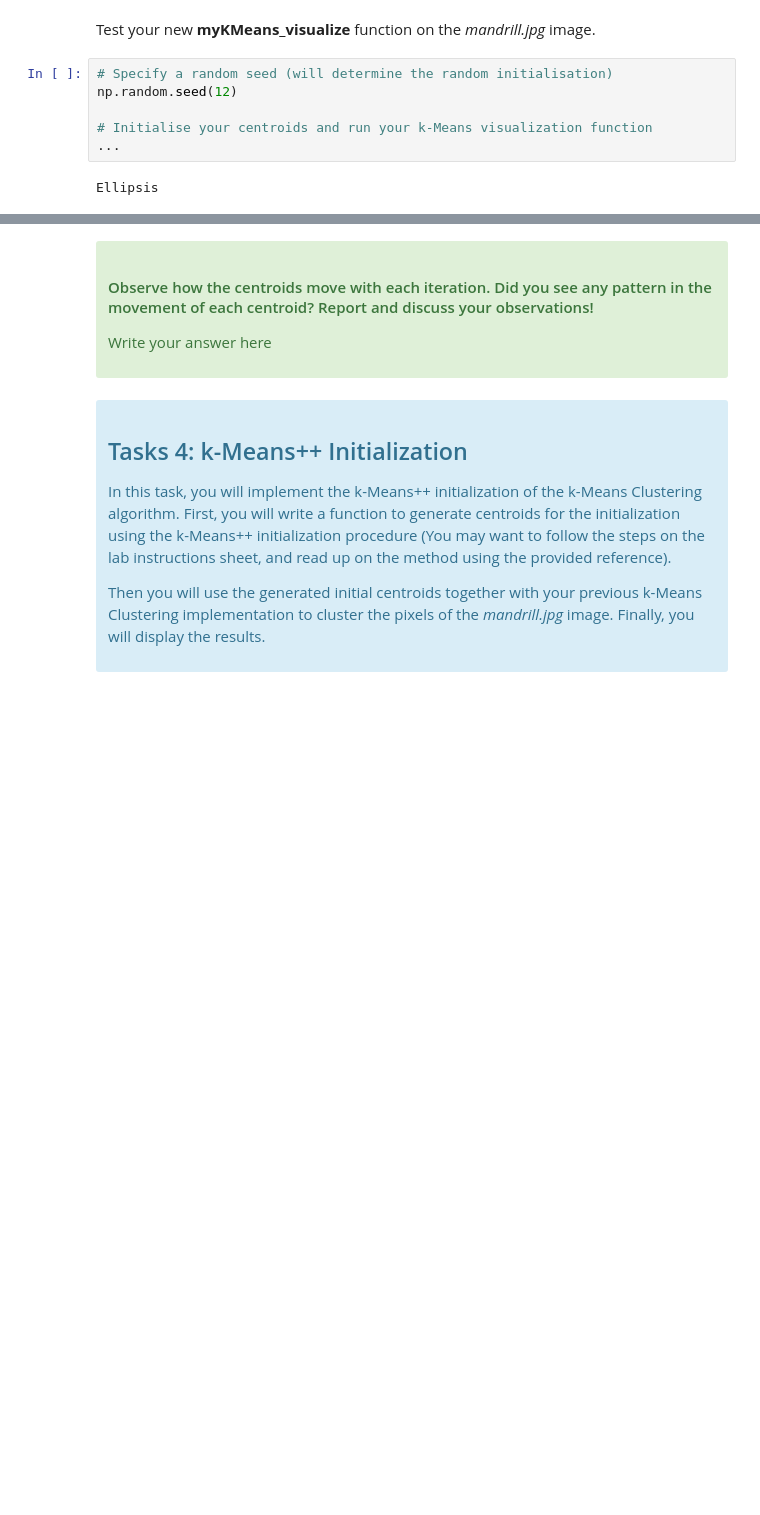
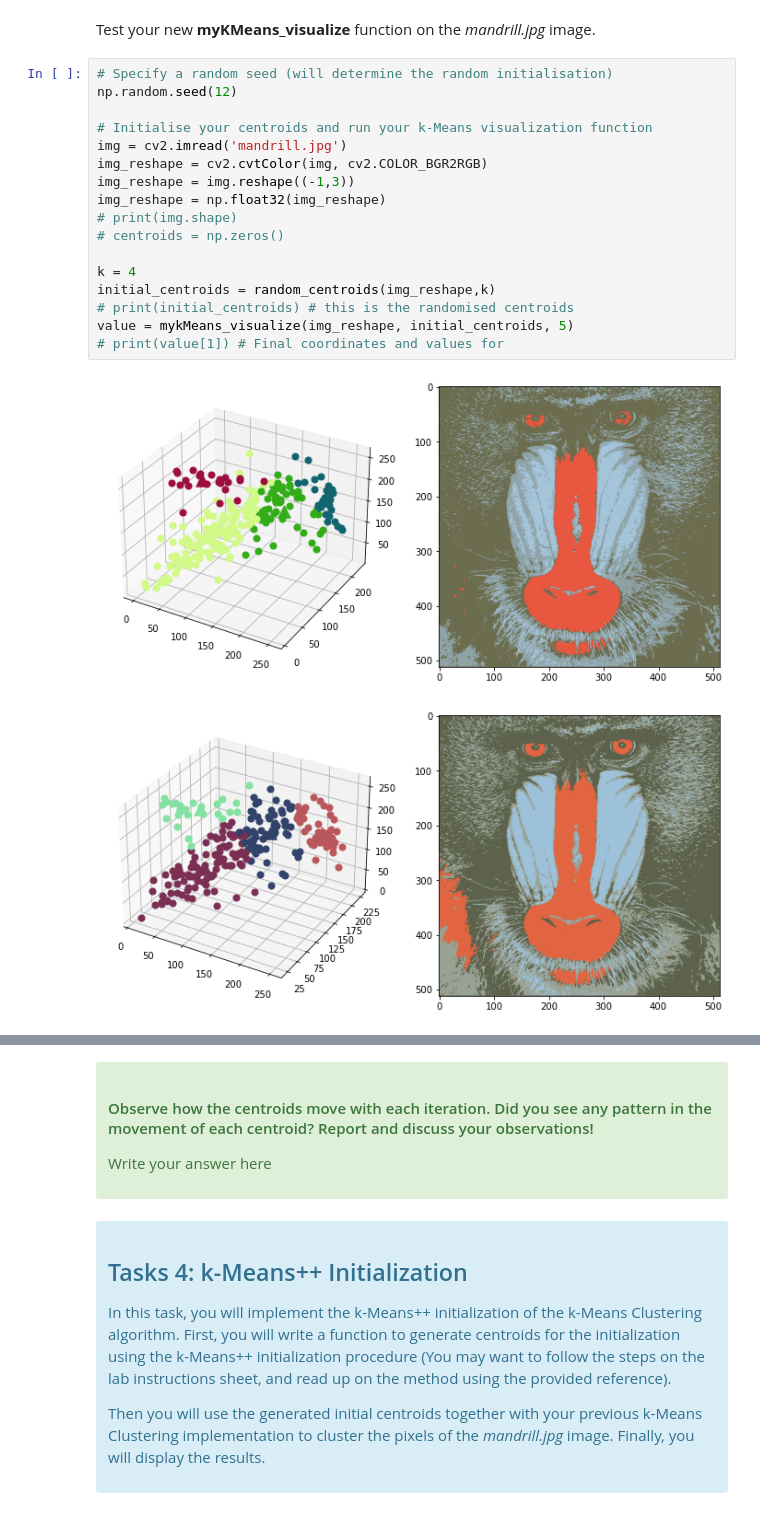
Before and after one commit to Antonio417/K-means, a Jupyter notebook: K-means.ipynb, the cells around one changed output, grey strips where cells are left out. Drawn from its saved outputs; the diff is of its cells as text; blank space fills up the shorter version.

```diff
--- a/K-means.ipynb
+++ b/K-means.ipynb
@@ -336,8 +445,20 @@ Test your new **myKMeans_visualize** function on the *mandrill.jpg* image.
 # %%
 # Specify a random seed (will determine the random initialisation)
 np.random.seed(12)
 
 # Initialise your centroids and run your k-Means visualization function
-...
+img = cv2.imread('mandrill.jpg')
+img_reshape = cv2.cvtColor(img, cv2.COLOR_BGR2RGB)
+img_reshape = img.reshape((-1,3))
+img_reshape = np.float32(img_reshape)
+# print(img.shape)
+# centroids = np.zeros()
+
+k = 4
+initial_centroids = random_centroids(img_reshape,k)
+# print(initial_centroids) # this is the randomised centroids
+value = mykMeans_visualize(img_reshape, initial_centroids, 5)
+# print(value[1]) # Final coordinates and values for
 # %% [output]
-Ellipsis
+[figure, added]
+[figure, added]
```
Also changed, not shown: parts of 10 cells of this notebook.
